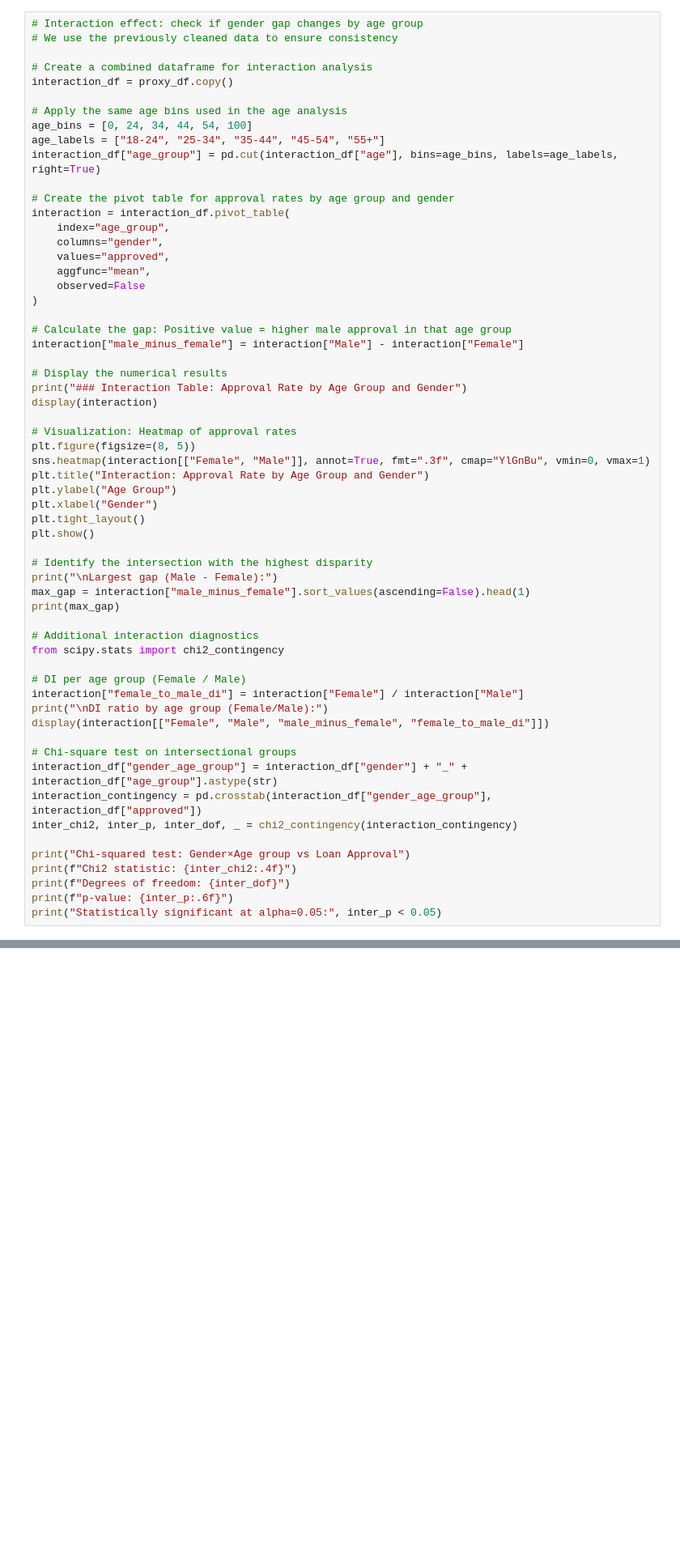
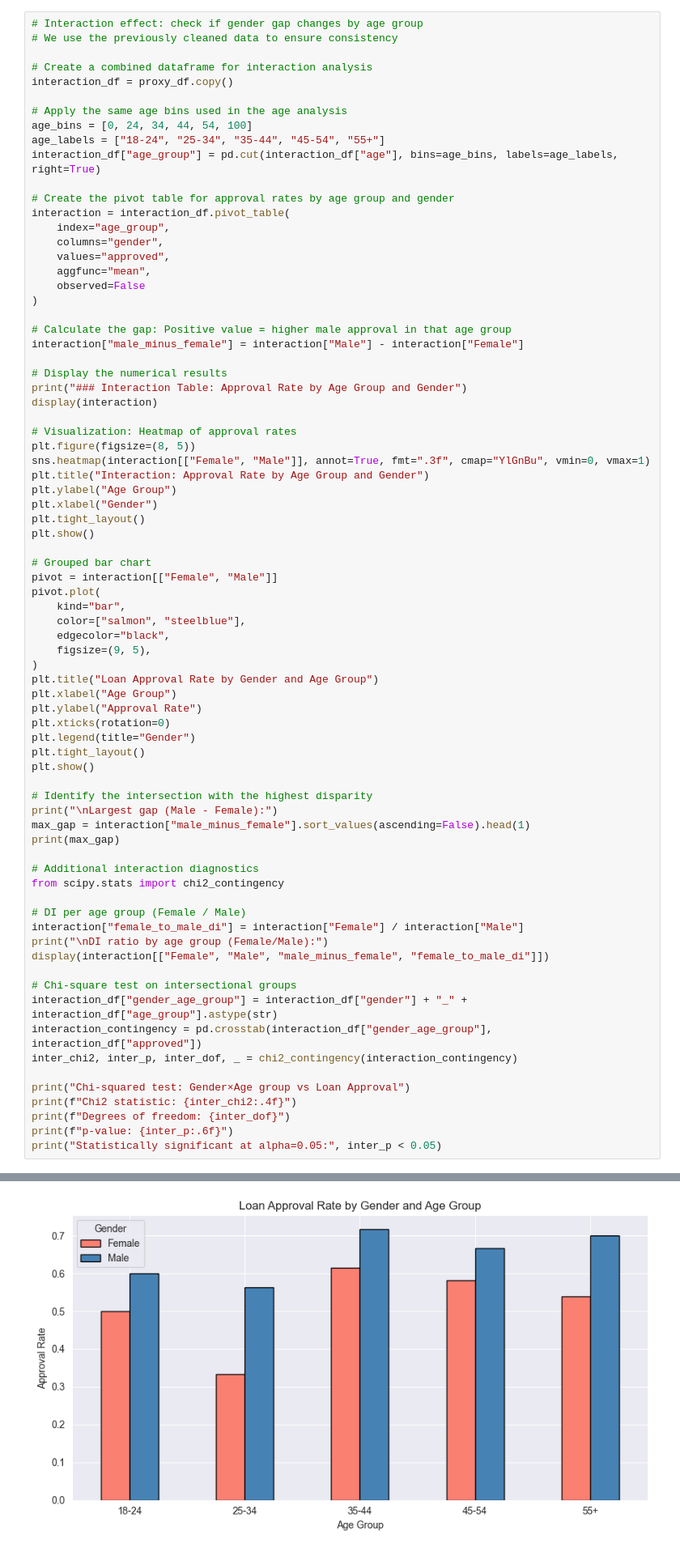
Before and after one commit to hazalaksu/dego-project-team7, a Jupyter notebook: notebooks/02-bias-analysis.ipynb, the cells around one changed output, grey strips where cells are left out. Shown at 81% size. Drawn from its saved outputs; the diff is of its cells as text; blank space fills up the shorter version.

Commit message:
Added a grouped bar chart showing the approval rate by gender and age group Also included the interpretation for that

```diff
--- a/notebooks/02-bias-analysis.ipynb
+++ b/notebooks/02-bias-analysis.ipynb
@@ -463,39 +463,56 @@ plt.xlabel("Gender")
 plt.tight_layout()
 plt.show()
 
+# Grouped bar chart
+pivot = interaction[["Female", "Male"]]
+pivot.plot(
+    kind="bar",
+    color=["salmon", "steelblue"],
+    edgecolor="black",
+    figsize=(9, 5),
+)
+plt.title("Loan Approval Rate by Gender and Age Group")
+plt.xlabel("Age Group")
+plt.ylabel("Approval Rate")
+plt.xticks(rotation=0)
+plt.legend(title="Gender")
+plt.tight_layout()
+plt.show()
+
 # Identify the intersection with the highest disparity
 print("\nLargest gap (Male - Female):")
 max_gap = interaction["male_minus_female"].sort_values(ascending=False).head(1)
 print(max_gap)
 
 # Additional interaction diagnostics
 from scipy.stats import chi2_contingency
 
 # DI per age group (Female / Male)
 interaction["female_to_male_di"] = interaction["Female"] / interaction["Male"]
 print("\nDI ratio by age group (Female/Male):")
 display(interaction[["Female", "Male", "male_minus_female", "female_to_male_di"]])
 
 # Chi-square test on intersectional groups
 interaction_df["gender_age_group"] = interaction_df["gender"] + "_" + interaction_df["age_group"].astype(str)
 interaction_contingency = pd.crosstab(interaction_df["gender_age_group"], interaction_df["approved"])
 inter_chi2, inter_p, inter_dof, _ = chi2_contingency(interaction_contingency)
 
 print("Chi-squared test: Gender×Age group vs Loan Approval")
 print(f"Chi2 statistic: {inter_chi2:.4f}")
 print(f"Degrees of freedom: {inter_dof}")
 print(f"p-value: {inter_p:.6f}")
 print("Statistically significant at alpha=0.05:", inter_p < 0.05)
 # %% [output]
 ### Interaction Table: Approval Rate by Age Group and Gender
 | gender | Female | Male | male_minus_female |
 | age_group |  |  |  |
 | 18-24 | 0.500000 | 0.600000 | 0.100000 |
 | 25-34 | 0.333333 | 0.563380 | 0.230047 |
 | 35-44 | 0.614458 | 0.717391 | 0.102933 |
 | 45-54 | 0.581395 | 0.666667 | 0.085271 |
 | 55+ | 0.538462 | 0.700000 | 0.161538 |
 [figure]
+[figure, added]
 Largest gap (Male - Female):
 age_group
 25-34    0.230047
```
Also changed, not shown: parts of 1 cell of this notebook.
